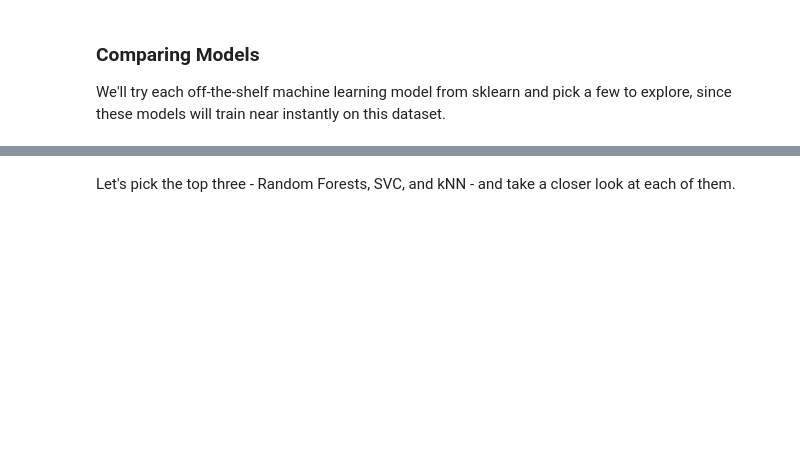
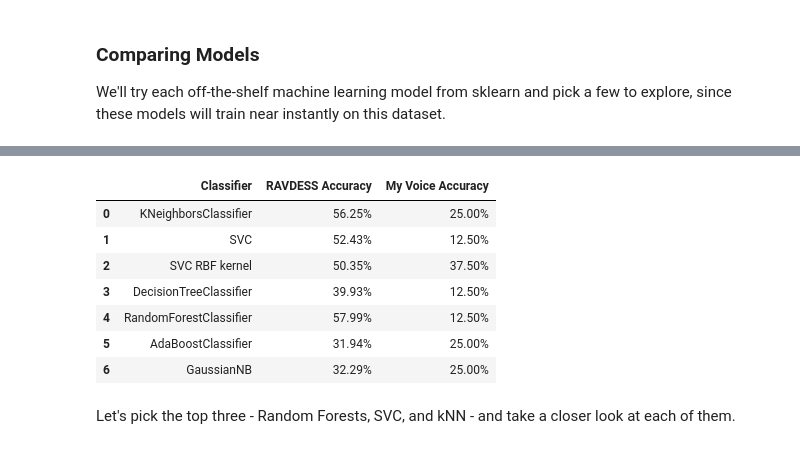
Before and after one commit to panka8e/Week3-ClassicML, a Jupyter notebook: week_3_machinelearning.ipynb, the cells around one changed output, grey strips where cells are left out. Drawn from its saved outputs; the diff is of its cells as text; code cells hidden in the pictures; blank space fills up the shorter version.

```diff
--- a/week_3_machinelearning.ipynb
+++ b/week_3_machinelearning.ipynb
@@ -195,0 +196,2 @@ features, emotions = load_data()
+# %%
+my_features, my_emotions = load_data()
@@ -368,3 +381,7 @@ MinMax Scaling:
+# %%
+# Save RAVDESS data
+ravdess_features = features.copy()
+ravdess_emotions = emotions.copy()
 # %% [markdown]
 Perfect. Zero mean and unit variance for standard scaling and in the range [0,1] for MinMax scaling - a default when we don't specify values. We can now move on to building predictive models for these features.
 # %% [markdown]
@@ -466,3 +549,77 @@ scores_df.sort_values(by='Accuracy Score',axis=0,ascending=False)
+# %%
+from sklearn.model_selection import train_test_split
+from sklearn.preprocessing import StandardScaler
+from sklearn.base import clone
+import pandas as pd
+
+# 1. Split RAVDESS into training and testing data
+X_train_rav, X_test_rav, y_train_rav, y_test_rav = train_test_split(
+    ravdess_features,
+    ravdess_emotions,
+    test_size=0.2,
+    random_state=42
+)
+
+# 2. Fit StandardScaler ONLY on RAVDESS training data
+standard_scaler = StandardScaler()
+
+X_train_rav_scaled = standard_scaler.fit_transform(X_train_rav)
+X_test_rav_scaled = standard_scaler.transform(X_test_rav)
+
+# 3. Apply the SAME RAVDESS scaler to my voice
+my_features_scaled = standard_scaler.transform(my_features)
+
+# 4. Train each classifier on RAVDESS
+comparison_scores = []
+
+for model in classification_models:
+    current_model = clone(model)
+
+    current_model.fit(X_train_rav_scaled, y_train_rav)
+
+    # Test on RAVDESS
+    ravdess_score = current_model.score(
+        X_test_rav_scaled,
+        y_test_rav
+    )
+
+    # Test SAME model on my voice
+    my_voice_score = current_model.score(
+        my_features_scaled,
+        my_emotions
+    )
+
+    model_name = type(current_model).__name__
+
+    if model_name == 'SVC' and current_model.kernel == 'rbf':
+        model_name += ' RBF kernel'
+
+    comparison_scores.append((
+        model_name,
+        f'{100*ravdess_score:.2f}%',
+        f'{100*my_voice_score:.2f}%'
+    ))
+
+# 5. Show final comparison table
+comparison_df = pd.DataFrame(
+    comparison_scores,
+    columns=[
+        'Classifier',
+        'RAVDESS Accuracy',
+        'My Voice Accuracy'
+    ]
+)
+
+comparison_df
+# %% [output]
+|  | Classifier | RAVDESS Accuracy | My Voice Accuracy |
+| 0 | KNeighborsClassifier | 56.25% | 25.00% |
+| 1 | SVC | 52.43% | 12.50% |
+| 2 | SVC RBF kernel | 50.35% | 37.50% |
+| 3 | DecisionTreeClassifier | 39.93% | 12.50% |
+| 4 | RandomForestClassifier | 57.99% | 12.50% |
+| 5 | AdaBoostClassifier | 31.94% | 25.00% |
+| 6 | GaussianNB | 32.29% | 25.00% |
 # %% [markdown]
 Let's pick the top three - Random Forests, SVC, and kNN - and take a closer look at each of them.
 # %% [markdown]
```
Also changed, not shown: parts of 15 cells of this notebook.
